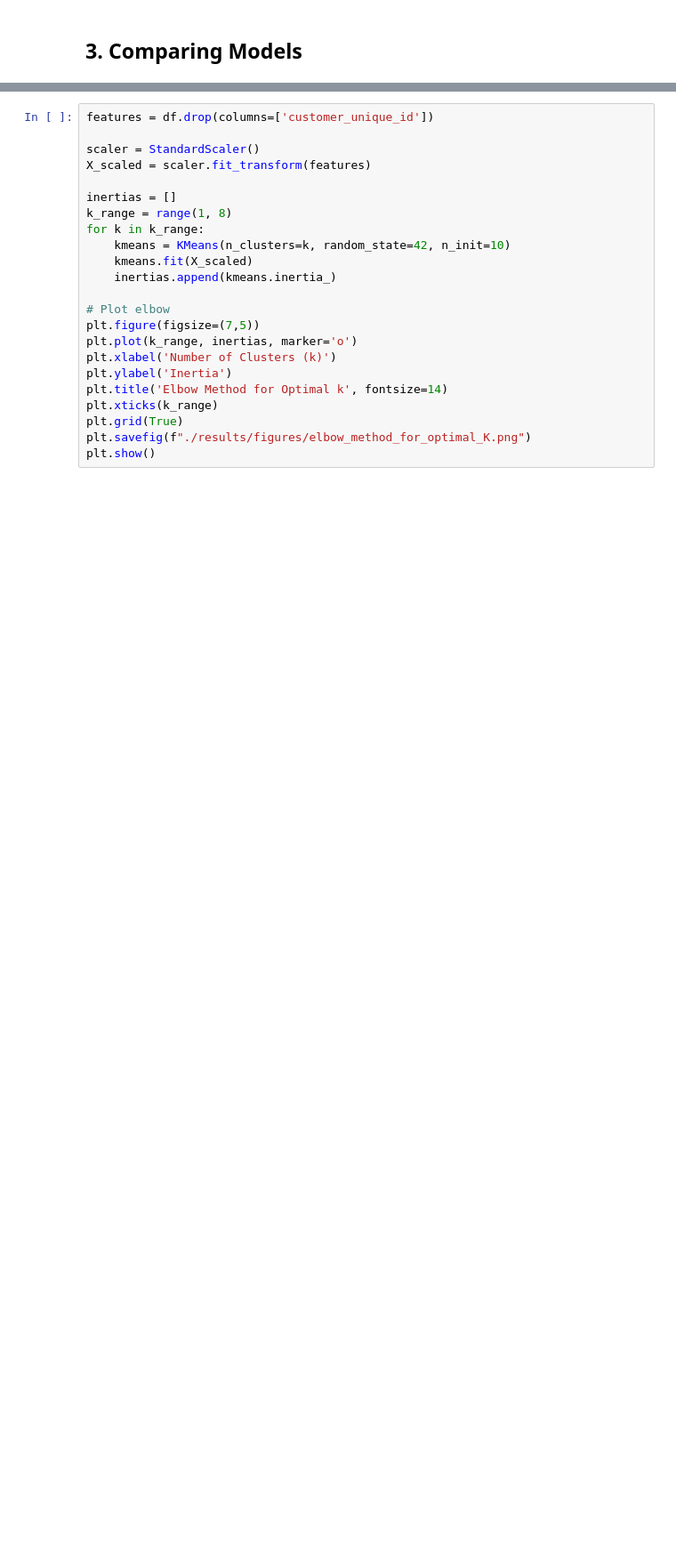
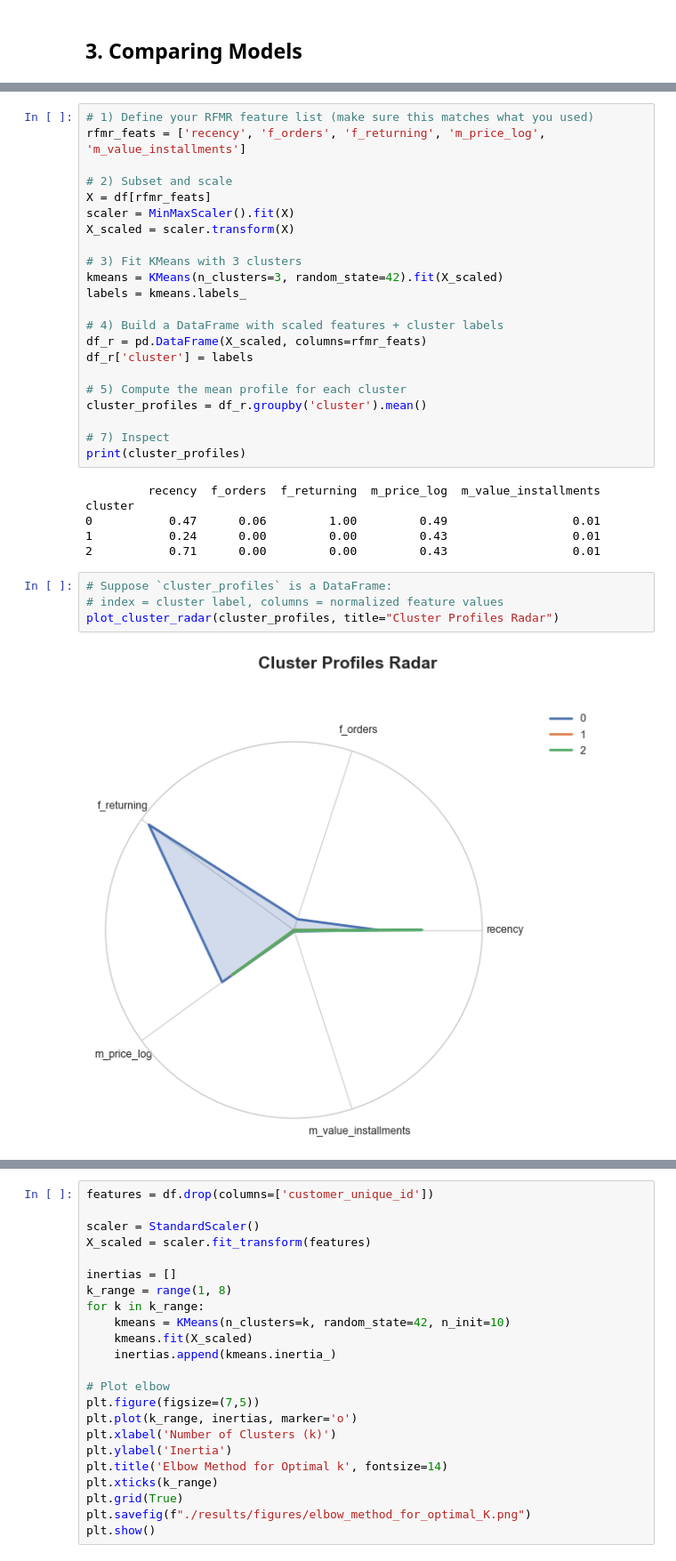
Before and after one commit to nataschaminnitt/segmenting_customers, a Jupyter notebook: notebooks/P5 notebook modeling.ipynb, the cells around one changed output, grey strips where cells are left out. Shown at 89% size. Saved outputs shown, nothing was run; the diff lists cells and outputs as text; blank space fills up the shorter version.

```diff
--- a/notebooks/P5 notebook modeling.ipynb
+++ b/notebooks/P5 notebook modeling.ipynb
@@ -192,0 +327,34 @@ Optimal number of clusters according to the elbow: 4
+# %%
+# 1) Define your RFMR feature list (make sure this matches what you used)
+rfmr_feats = ['recency', 'f_orders', 'f_returning', 'm_price_log', 'm_value_installments']
+
+# 2) Subset and scale
+X = df[rfmr_feats]
+scaler = MinMaxScaler().fit(X)
+X_scaled = scaler.transform(X)
+
+# 3) Fit KMeans with 3 clusters
+kmeans = KMeans(n_clusters=3, random_state=42).fit(X_scaled)
+labels = kmeans.labels_
+
+# 4) Build a DataFrame with scaled features + cluster labels
+df_r = pd.DataFrame(X_scaled, columns=rfmr_feats)
+df_r['cluster'] = labels
+
+# 5) Compute the mean profile for each cluster
+cluster_profiles = df_r.groupby('cluster').mean()
+
+# 7) Inspect
+print(cluster_profiles)
+# %% [output]
+         recency  f_orders  f_returning  m_price_log  m_value_installments
+cluster
+0           0.47      0.06         1.00         0.49                  0.01
+1           0.24      0.00         0.00         0.43                  0.01
+2           0.71      0.00         0.00         0.43                  0.01
+# %%
+# Suppose `cluster_profiles` is a DataFrame:
+# index = cluster label, columns = normalized feature values
+plot_cluster_radar(cluster_profiles, title="Cluster Profiles Radar")
+# %% [output]
+[figure, added]
```
Also changed, not shown: parts of 18 cells of this notebook, 2 other files.
